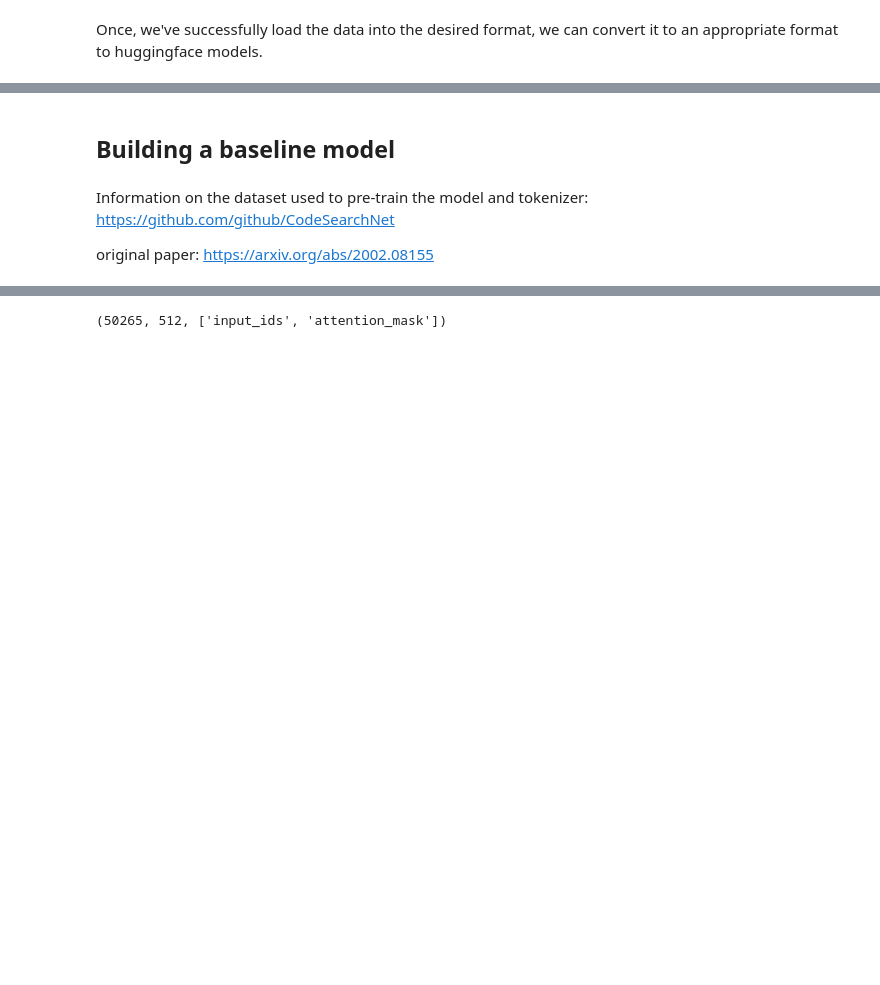
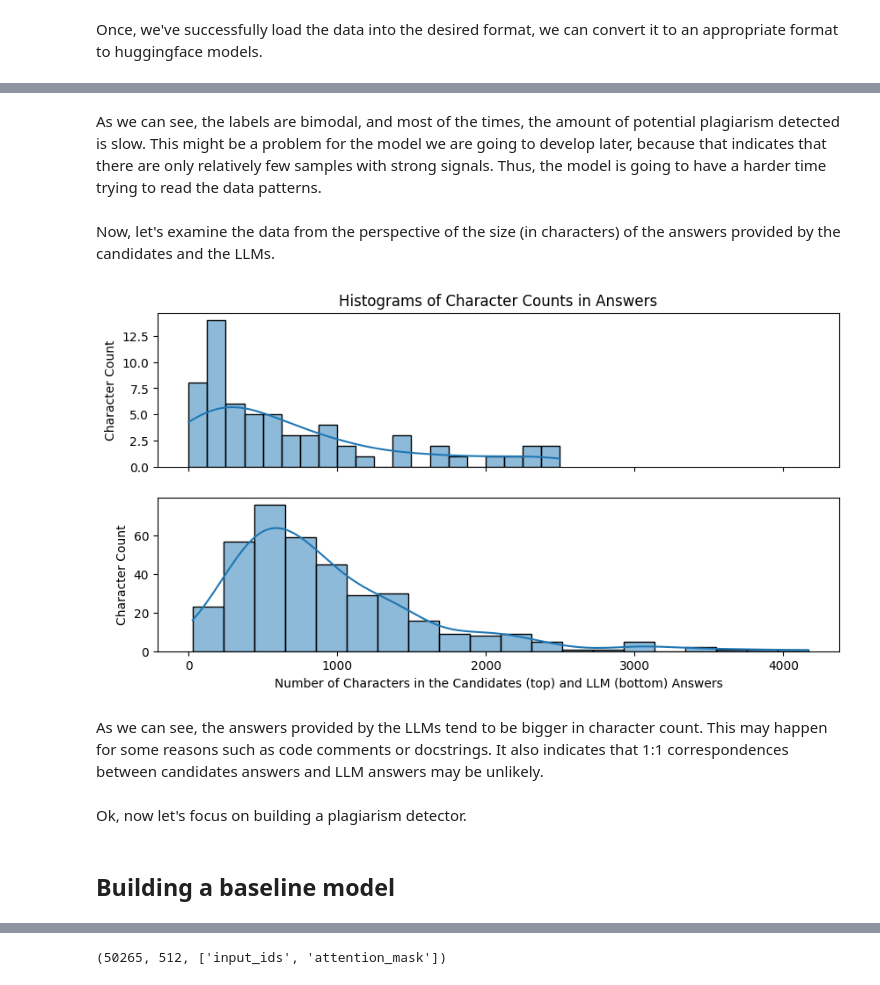
Before and after one commit to alexandrehsd/plagiarism-detector, a Jupyter notebook: notebooks/plagiarism_detector.ipynb, the cells around one changed output, grey strips where cells are left out. Drawn from its saved outputs; the diff is of its cells as text; code cells hidden in the pictures; blank space fills up the shorter version.

```diff
--- a/notebooks/plagiarism_detector.ipynb
+++ b/notebooks/plagiarism_detector.ipynb
@@ -143,6 +192,29 @@ data_df.tail()
+# %% [markdown]
+As we can see, the labels are bimodal, and most of the times, the amount of potential plagiarism detected is slow. This might be a problem for the model we are going to develop later, because that indicates that there are only relatively few samples with strong signals. Thus, the model is going to have a harder time trying to read the data patterns.
+# %% [markdown]
+Now, let's examine the data from the perspective of the size (in characters) of the answers provided by the candidates and the LLMs.
+# %%
+fig, ax = plt.subplots(2, 1, figsize=(10, 5), sharex=True)
+
+candidate_answer_len = data_df["candidate_answer"].drop_duplicates().apply(len).to_frame()
+sns.histplot(data=candidate_answer_len, x='candidate_answer', bins=20, discrete=False, kde=True, ax=ax[0])
+
+llm_answer_len = data_df["llm_answer"].drop_duplicates().apply(len).to_frame()
+sns.histplot(data=llm_answer_len, x='llm_answer', bins=20, discrete=False, kde=True, ax=ax[1])
+
+ax[0].set_title('Histograms of Character Counts in Answers')
+ax[0].set_xlabel('')  # Remove x label for the first histogram
+
+ax[0].set_ylabel('Character Count')
+
+ax[1].set_xlabel('Number of Characters in the Candidates (top) and LLM (bottom) Answers')
+ax[1].set_ylabel('Character Count')
+plt.show()
+# %% [output]
+[figure, added]
+# %% [markdown]
+As we can see, the answers provided by the LLMs tend to be bigger in character count. This may happen for some reasons such as code comments or docstrings. It also indicates that 1:1 correspondences between candidates answers and LLM answers may be unlikely.
+# %% [markdown]
+Ok, now let's focus on building a plagiarism detector.
 # %% [markdown]
 ## Building a baseline model
-# %% [markdown]
-Information on the dataset used to pre-train the model and tokenizer: https://github.com/github/CodeSearchNet
-
-original paper: https://arxiv.org/abs/2002.08155
```
Also changed, not shown: parts of 13 cells of this notebook.
